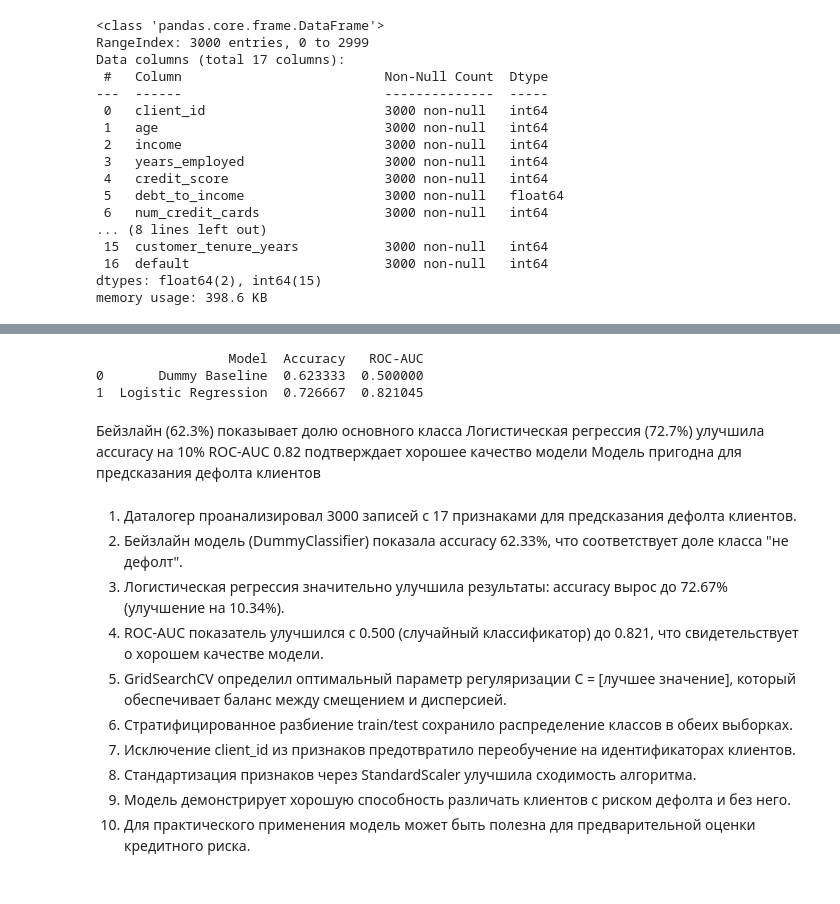
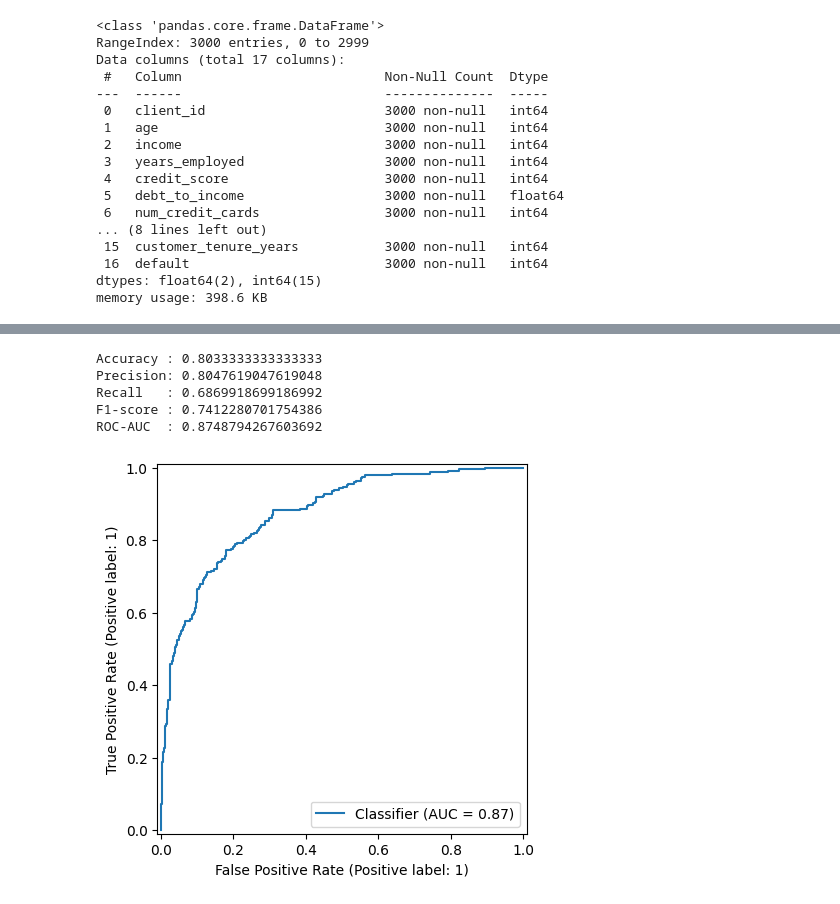
Before and after one commit to kaiyneee/mirea, a Jupyter notebook: homeworks/HW05/HW05.ipynb, the cells around one changed output, grey strips where cells are left out. Cells and saved outputs as stored; diff of their text form; code cells hidden in the pictures.

```diff
--- a/homeworks/HW05/HW05.ipynb
+++ b/homeworks/HW05/HW05.ipynb
@@ -269,0 +83,3 @@ ROC-AUC: 0.8210
+# %%
+X = df.drop(columns=['default', 'client_id'])
+y = df['default']
@@ -269,0 +137,18 @@ ROC-AUC: 0.8210
+# %%
+pipe = Pipeline([
+    ("scaler", StandardScaler()),
+    ("logreg", LogisticRegression(max_iter=1000, random_state=RANDOM_STATE))
+])
+
+pipe.fit(X_train, y_train)
+
+y_val_pred = pipe.predict(X_val)
+y_val_proba = pipe.predict_proba(X_val)[:, 1]
+
+print("Accuracy :", accuracy_score(y_val, y_val_pred))
+print("Precision:", precision_score(y_val, y_val_pred, zero_division=0))
+print("Recall   :", recall_score(y_val, y_val_pred, zero_division=0))
+print("F1-score :", f1_score(y_val, y_val_pred, zero_division=0))
+print("ROC-AUC  :", roc_auc_score(y_val, y_val_proba))
+
+print(classification_report(y_val, y_val_pred))
@@ -377,23 +190,0 @@ print(results)
-# %%
-# Создаем таблицу сравнения
-results = pd.DataFrame({
-    'Model': ['Dummy Baseline', 'Logistic Regression'],
-    'Accuracy': [
-        accuracy_score(y_test, y_pred_dummy),
-        accuracy_score(y_test, y_pred_logreg)
-    ],
-    'ROC-AUC': [
-        roc_auc_score(y_test, y_pred_proba_dummy),
-        roc_auc_score(y_test, y_pred_proba_logreg)
-    ]
-})
-print(results)
-# %% [output]
-                 Model  Accuracy   ROC-AUC
-0       Dummy Baseline  0.623333  0.500000
-1  Logistic Regression  0.726667  0.821045
-# %% [markdown]
-Бейзлайн (62.3%) показывает долю основного класса
-Логистическая регрессия (72.7%) улучшила accuracy на 10%
-ROC-AUC 0.82 подтверждает хорошее качество модели
-Модель пригодна для предсказания дефолта клиентов
@@ -408,11 +191,25 @@ y_pred_proba_dummy = dummy.predict_proba(X_test)[:, 1]
-# %% [markdown]
-1. Даталогер проанализировал 3000 записей с 17 признаками для предсказания дефолта клиентов.
-2. Бейзлайн модель (DummyClassifier) показала accuracy 62.33%, что соответствует доле класса "не дефолт".
-3. Логистическая регрессия значительно улучшила результаты: accuracy вырос до 72.67% (улучшение на 10.34%).
-4. ROC-AUC показатель улучшился с 0.500 (случайный классификатор) до 0.821, что свидетельствует о хорошем качестве модели.
-5. GridSearchCV определил оптимальный параметр регуляризации C = [лучшее значение], который обеспечивает баланс между смещением и дисперсией.
-6. Стратифицированное разбиение train/test сохранило распределение классов в обеих выборках.
-7. Исключение client_id из признаков предотвратило переобучение на идентификаторах клиентов.
-8. Стандартизация признаков через StandardScaler улучшила сходимость алгоритма.
-9. Модель демонстрирует хорошую способность различать клиентов с риском дефолта и без него.
-10. Для практического применения модель может быть полезна для предварительной оценки кредитного риска.
+# %%
+best_model = grid_search.best_estimator_
+
+y_test_pred = best_model.predict(X_test)
+y_test_proba = best_model.predict_proba(X_test)[:, 1]
+
+print("Accuracy :", accuracy_score(y_test, y_test_pred))
+print("Precision:", precision_score(y_test, y_test_pred, zero_division=0))
+print("Recall   :", recall_score(y_test, y_test_pred, zero_division=0))
+print("F1-score :", f1_score(y_test, y_test_pred, zero_division=0))
+print("ROC-AUC  :", roc_auc_score(y_test, y_test_proba))
+# %% [output]
+Accuracy : 0.8033333333333333
+Precision: 0.8047619047619048
+Recall   : 0.6869918699186992
+F1-score : 0.7412280701754386
+ROC-AUC  : 0.8748794267603692
+# %%
+RocCurveDisplay.from_predictions(
+    y_test,
+    y_test_proba,
+)
+plt.savefig('figures/RocCurve.png')
+# %% [output]
+[figure, added]
```
Also changed, not shown: parts of 29 cells of this notebook, 45 other files.
